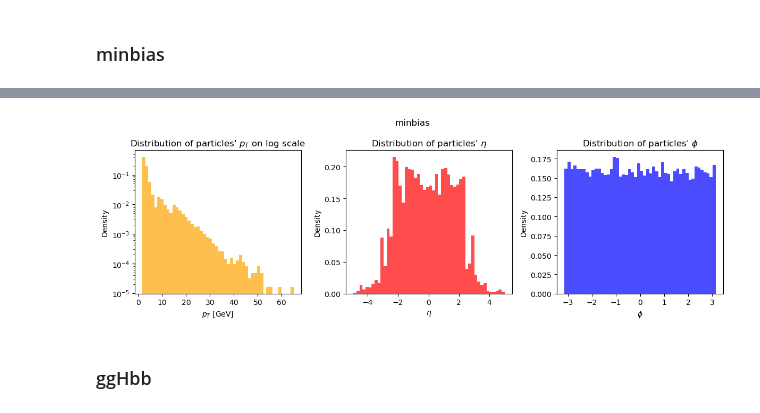
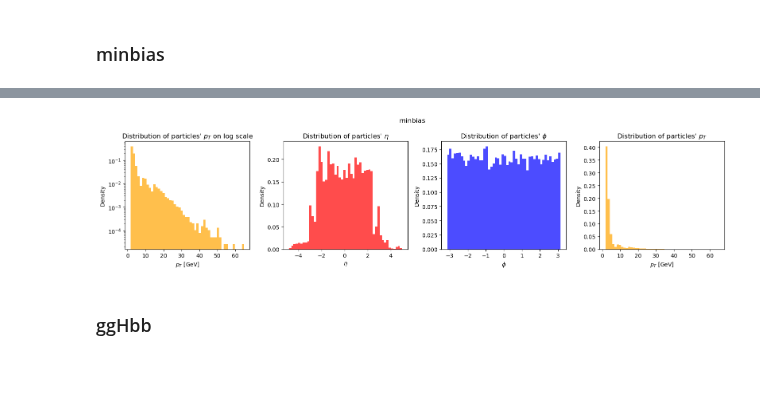
Before and after one commit to Francesco-Proietti/Tokenization-techniques-for-L1-Trigger-data-V3, a Jupyter notebook: notebooks/EDA.ipynb, the cells around one changed output, grey strips where cells are left out. Saved outputs shown, nothing was run; the diff lists cells and outputs as text; code cells hidden in the pictures; blank space fills up the shorter version.

```diff
--- a/notebooks/EDA.ipynb
+++ b/notebooks/EDA.ipynb
@@ -333,26 +350,32 @@ plt.show()
 # %%
-fig, ax = plt.subplots(1, 3, figsize=(12, 4))
+fig, ax = plt.subplots(1, 4, figsize=(16, 4))
 
 ax[0].hist(pt, bins=50, density=True, log=True, color = "orange", histtype='stepfilled', alpha=0.7)
 ax[0].set_xlabel(r"$p_T$ [GeV]")
 ax[0].set_ylabel("Density")
 ax[0].set_title(r"Distribution of particles' $p_T$ on log scale")
 
 ax[1].hist(eta, bins=50, density=True, color = "red", histtype='stepfilled', alpha=0.7)
 ax[1].set_xlabel(r"$\eta$")
 ax[1].set_ylabel("Density")
 ax[1].set_title(r"Distribution of particles' $\eta$")
 
 ax[2].hist(phi, bins=50, density=True, color = "blue", histtype='stepfilled', alpha=0.7)
 ax[2].set_xlabel(r"$\phi$")
 ax[2].set_ylabel("Density")
 ax[2].set_title(r"Distribution of particles' $\phi$")
 
+ax[3].hist(pt, bins=50, density=True, color = "orange", histtype='stepfilled', alpha=0.7)
+ax[3].set_xlabel(r"$p_T$ [GeV]")
+ax[3].set_ylabel("Density")
+ax[3].set_title(r"Distribution of particles' $p_T$")
+
+
 plt.suptitle("minbias")
 plt.tight_layout()
 plt.show()
 # %% [output]
-[figure, old version]
+[figure, new version]
 # %% [markdown]
 ### ggHbb
 # %%
```
Also changed, not shown: parts of 79 cells of this notebook, 12 other files.
